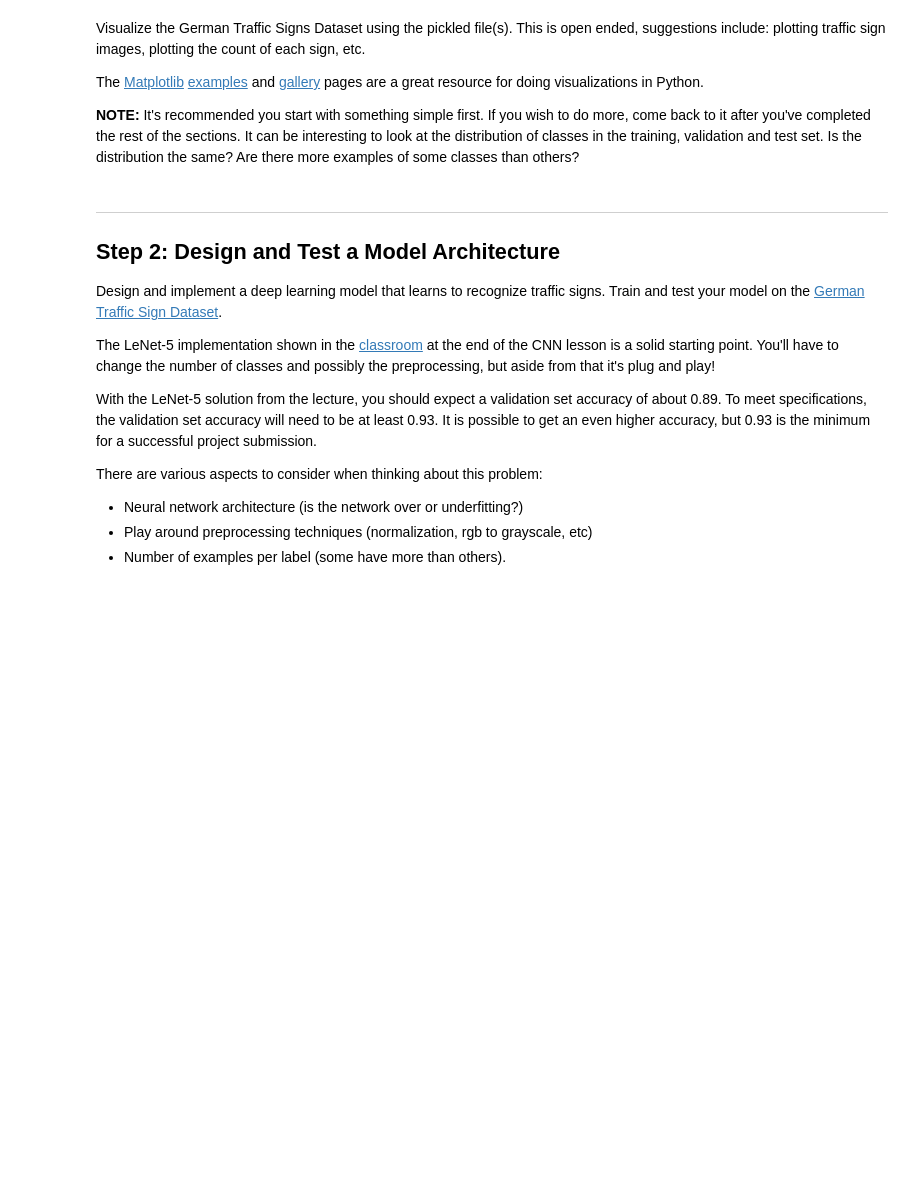
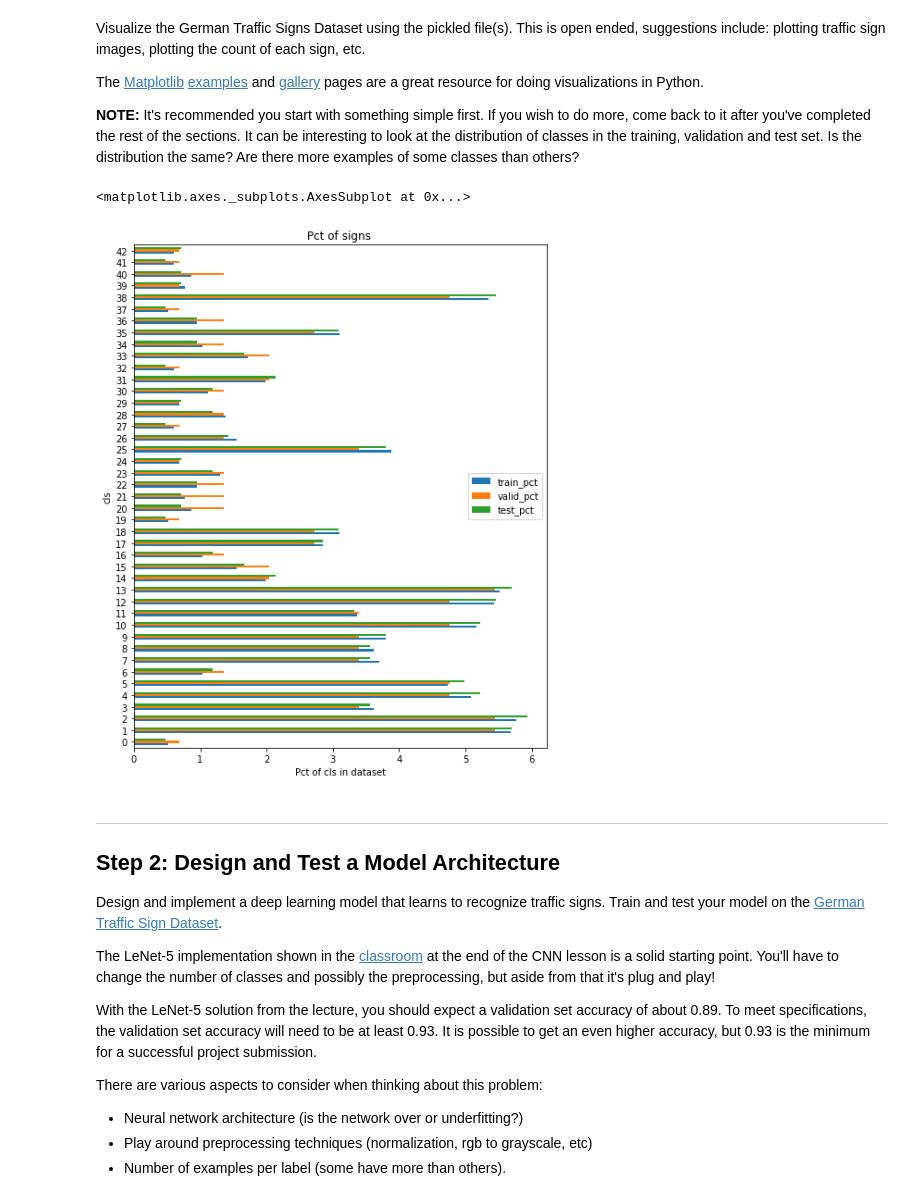
Before and after one commit to cuckookernel/CarND-Traffic-Signs, a Jupyter notebook: Traffic_Sign_Classifier.ipynb, the cells around one changed output. Cells and saved outputs as stored; diff of their text form; code cells hidden in the pictures; blank space fills up the shorter version.

```diff
--- a/Traffic_Sign_Classifier.ipynb
+++ b/Traffic_Sign_Classifier.ipynb
@@ -154,9 +149,21 @@ y_ts_df = pd.DataFrame( {'cls' : y_test, 'test_cnt' : 1})
 # %%
 #fig, axs = plt.subplots( 1,3, figsize=(16,5) )
+y_tr_df = pd.DataFrame( {'cls' : y_train, 'train_cnt' : 1})
+y_vl_df = pd.DataFrame( {'cls' : y_valid, 'valid_cnt' : 1})
+y_ts_df = pd.DataFrame( {'cls' : y_test, 'test_cnt' : 1})
+
 tr_cnts, vl_cnts, ts_cnts  = [ df.groupby('cls').sum()
                               for df in [y_tr_df, y_vl_df, y_ts_df] ]
 
 joined = tr_cnts.join( vl_cnts ).join( ts_cnts )
 
 for col in joined.columns :
     joined[ col.replace('cnt', 'pct') ] = joined[col] / joined[col].sum() * 100.0
+
+fig, ax = plt.subplots(1,1, figsize=(8,10))
+ax.set_title('Pct of signs ')
+ax.set_xlabel( 'Pct of cls in dataset' )
+joined[['train_pct', 'valid_pct', 'test_pct']].plot( kind='barh', ax=ax)
+# %% [output]
+<matplotlib.axes._subplots.AxesSubplot at 0x...>
+[figure, added]
```
Also changed, not shown: parts of 20 cells of this notebook, 11 other files.
